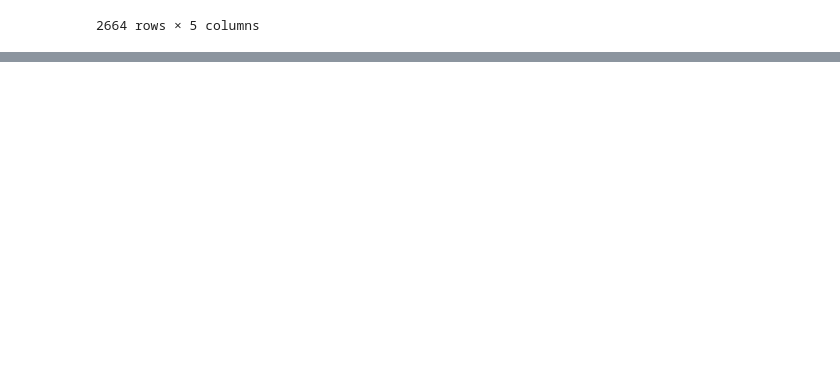
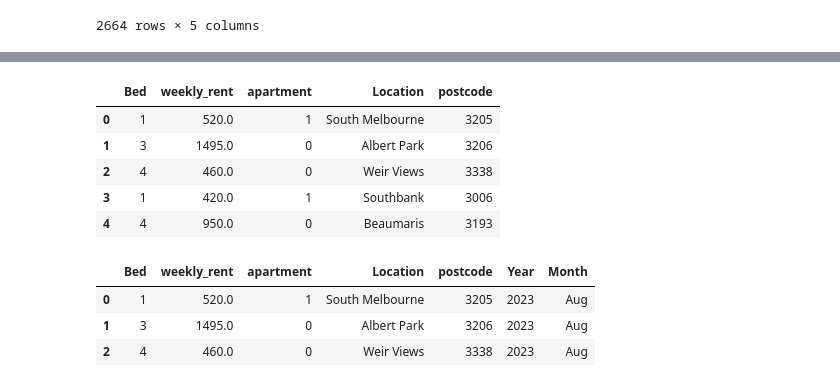
Before and after one commit to MAST30034-AppliedDataScience/project-2-group-real-estate-industry-project-16, a Jupyter notebook: notebooks/read_data.ipynb, the cells around one changed output, grey strips where cells are left out. Drawn from its saved outputs; the diff is of its cells as text; code cells hidden in the pictures; blank space fills up the shorter version.

```diff
--- a/notebooks/read_data.ipynb
+++ b/notebooks/read_data.ipynb
@@ -89,0 +124,5 @@ df
+# %%
+# Create a condition to check if the name has a flat number (pattern "number/")
+
+df['apartment'] = df['name'].apply(lambda x: 1 if '/' in x else 0)
+df.head(5)
@@ -89,0 +136,36 @@ df
+# %%
+# Function to extract the suburb and postcode from the 'name' column
+def extract_location_postcode(address):
+    # Regex pattern to capture the suburb name and postcode (VIC followed by 4 digits)
+    pattern = r'(?P<suburb>[A-Za-z\s]+) VIC (?P<postcode>\d{4})'
+    match = re.search(pattern, address)
+    if match:
+        return match.group('suburb').strip(), match.group('postcode')
+    return None, None
+
+# Apply the function to each row in the 'name' column
+df['Location'], df['postcode'] = zip(*df['name'].apply(extract_location_postcode))
+
+# delete name column
+df = df.drop(columns=['name'])
+
+# Display the modified dataframe
+df.head()
+# %% [output]
+|  | Bed | weekly_rent | apartment | Location | postcode |
+| 0 | 1 | 520.0 | 1 | South Melbourne | 3205 |
+| 1 | 3 | 1495.0 | 0 | Albert Park | 3206 |
+| 2 | 4 | 460.0 | 0 | Weir Views | 3338 |
+| 3 | 1 | 420.0 | 1 | Southbank | 3006 |
+| 4 | 4 | 950.0 | 0 | Beaumaris | 3193 |
+# %%
+# Manually add 'Year' and 'Month' columns with a fixed value (2023 and August)
+
+df['Year'] = 2023
+df['Month'] = 'Aug'
+df.head(3)
+# %% [output]
+|  | Bed | weekly_rent | apartment | Location | postcode | Year | Month |
+| 0 | 1 | 520.0 | 1 | South Melbourne | 3205 | 2023 | Aug |
+| 1 | 3 | 1495.0 | 0 | Albert Park | 3206 | 2023 | Aug |
+| 2 | 4 | 460.0 | 0 | Weir Views | 3338 | 2023 | Aug |
```
Also changed, not shown: parts of 7 cells of this notebook.
